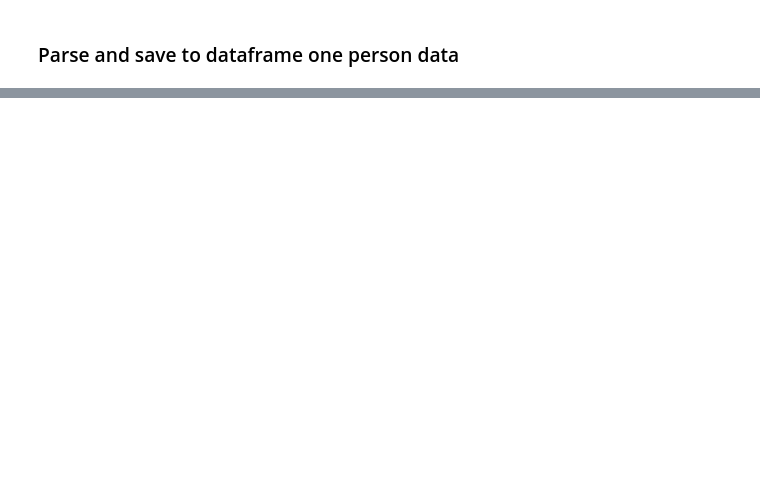
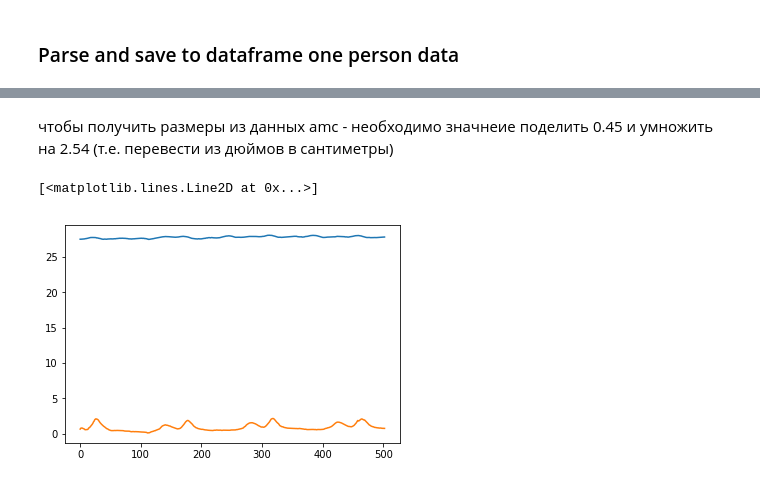
Before and after one commit to KseniiaCheloshkina/amc, a Jupyter notebook: dev/amc_parser_test.ipynb, the cells around one changed output, grey strips where cells are left out. Cells and saved outputs as stored; diff of their text form; code cells hidden in the pictures; blank space fills up the shorter version.

```diff
--- a/dev/amc_parser_test.ipynb
+++ b/dev/amc_parser_test.ipynb
@@ -48,0 +70,9 @@ plt.plot(d['frame'], d['rclavicle_angle_0'])
+# %% [markdown]
+чтобы получить размеры из данных amc - необходимо значнеие поделить 0.45 и умножить на 2.54 (т.е. перевести из дюймов в сантиметры)
+# %%
+
+plt.plot(d['frame'], d['head_coord_1'])
+plt.plot(d['frame'], d['rfoot_coord_1'])
+# %% [output]
+[<matplotlib.lines.Line2D at 0x...>]
+[figure, added]
```
Also changed, not shown: parts of 20 cells of this notebook, 2 other files.
